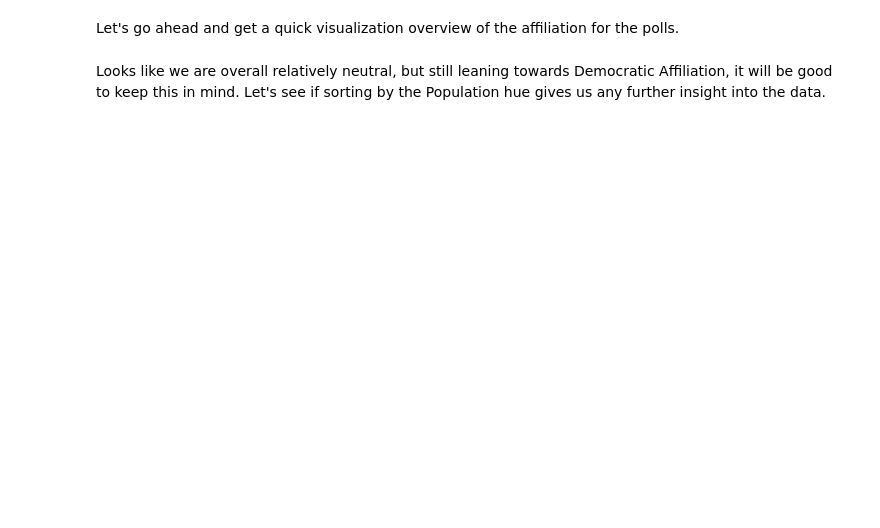
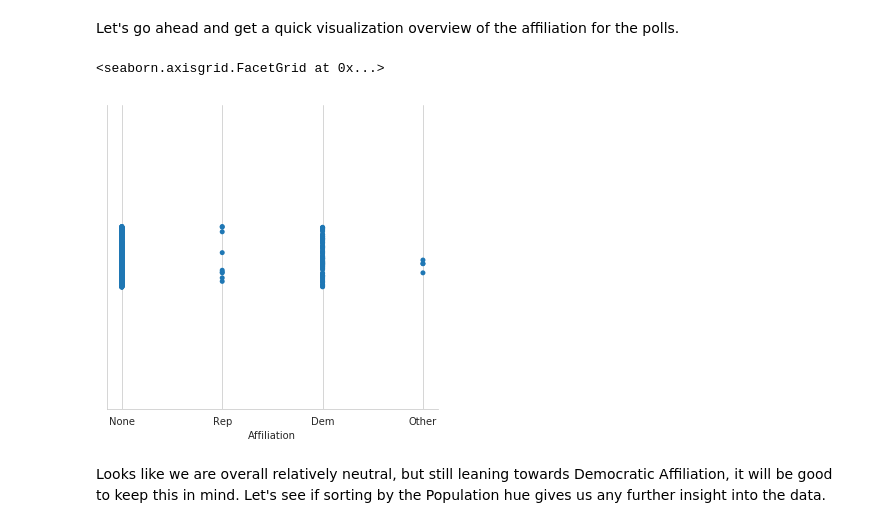
Before and after one commit to maxmelnick/analytics-python-intro, a Jupyter notebook: notebooks/Project 3 - Election Analysis (missing import).ipynb, the cells around one changed output. Saved outputs shown, nothing was run; the diff lists cells and outputs as text; code cells hidden in the pictures; blank space fills up the shorter version.

```diff
--- a/notebooks/Project 3 - Election Analysis (missing import).ipynb
+++ b/notebooks/Project 3 - Election Analysis (missing import).ipynb
@@ -68,7 +91,10 @@ poll_df.head()
 Let's go ahead and get a quick visualization overview of the affiliation for the polls.
 # %%
 # Factorplot the affiliation
-sns.factorplot('Affiliation',data=poll_df)
+sns.catplot('Affiliation',data=poll_df)
+# %% [output]
+<seaborn.axisgrid.FacetGrid at 0x...>
+[figure, added]
 # %% [markdown]
 Looks like we are overall relatively neutral, but still leaning towards Democratic Affiliation, it will be good to keep this in mind. Let's see if sorting by the Population hue gives us any further insight into the data.
 # %%
```
Also changed, not shown: parts of 35 cells of this notebook.
